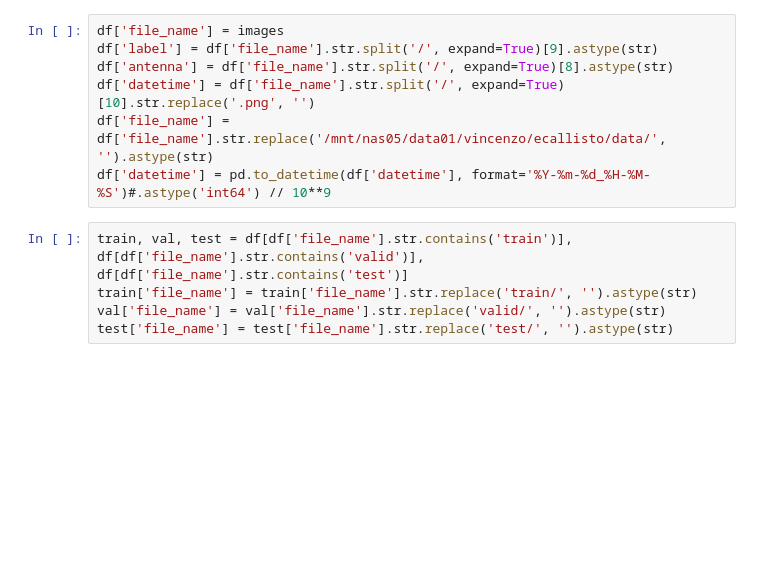
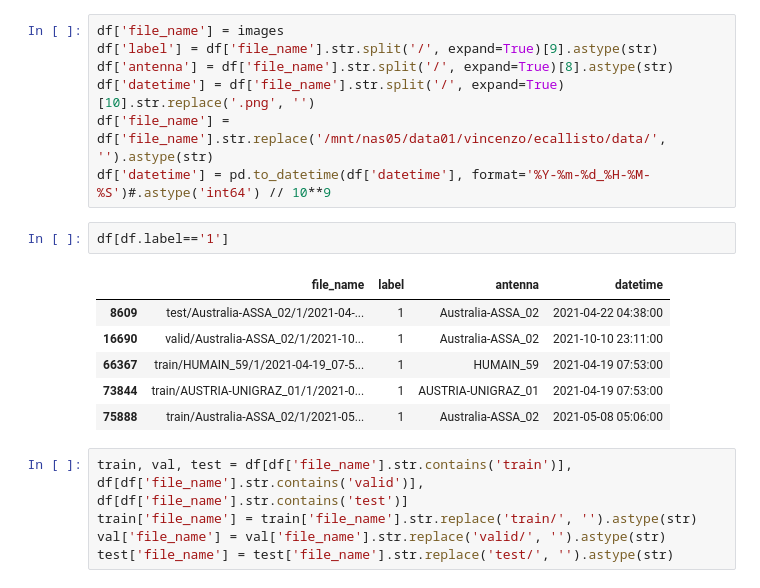
Before and after one commit to i4Ds/Radio-sunburst-labelcreation, a Jupyter notebook: hu_dataset.ipynb, the cells around one changed output. Saved outputs shown, nothing was run; the diff lists cells and outputs as text; blank space fills up the shorter version.

```diff
--- a/hu_dataset.ipynb
+++ b/hu_dataset.ipynb
@@ -14,6 +14,15 @@ df['antenna'] = df['file_name'].str.split('/', expand=True)[8].astype(str)
 df['datetime'] = df['file_name'].str.split('/', expand=True)[10].str.replace('.png', '')
 df['file_name'] = df['file_name'].str.replace('/mnt/nas05/data01/vincenzo/ecallisto/data/', '').astype(str)
 df['datetime'] = pd.to_datetime(df['datetime'], format='%Y-%m-%d_%H-%M-%S')#.astype('int64') // 10**9
+# %%
+df[df.label=='1']
+# %% [output]
+|  | file_name | label | antenna | datetime |
+| 8609 | test/Australia-ASSA_02/1/2021-04-... | 1 | Australia-ASSA_02 | 2021-04-22 04:38:00 |
+| 16690 | valid/Australia-ASSA_02/1/2021-10... | 1 | Australia-ASSA_02 | 2021-10-10 23:11:00 |
+| 66367 | train/HUMAIN_59/1/2021-04-19_07-5... | 1 | HUMAIN_59 | 2021-04-19 07:53:00 |
+| 73844 | train/AUSTRIA-UNIGRAZ_01/1/2021-0... | 1 | AUSTRIA-UNIGRAZ_01 | 2021-04-19 07:53:00 |
+| 75888 | train/Australia-ASSA_02/1/2021-05... | 1 | Australia-ASSA_02 | 2021-05-08 05:06:00 |
 # %%
 train, val, test = df[df['file_name'].str.contains('train')],  df[df['file_name'].str.contains('valid')],  df[df['file_name'].str.contains('test')]
 train['file_name'] = train['file_name'].str.replace('train/', '').astype(str)
```
Also changed, not shown: parts of 5 cells of this notebook, 3 other files.
